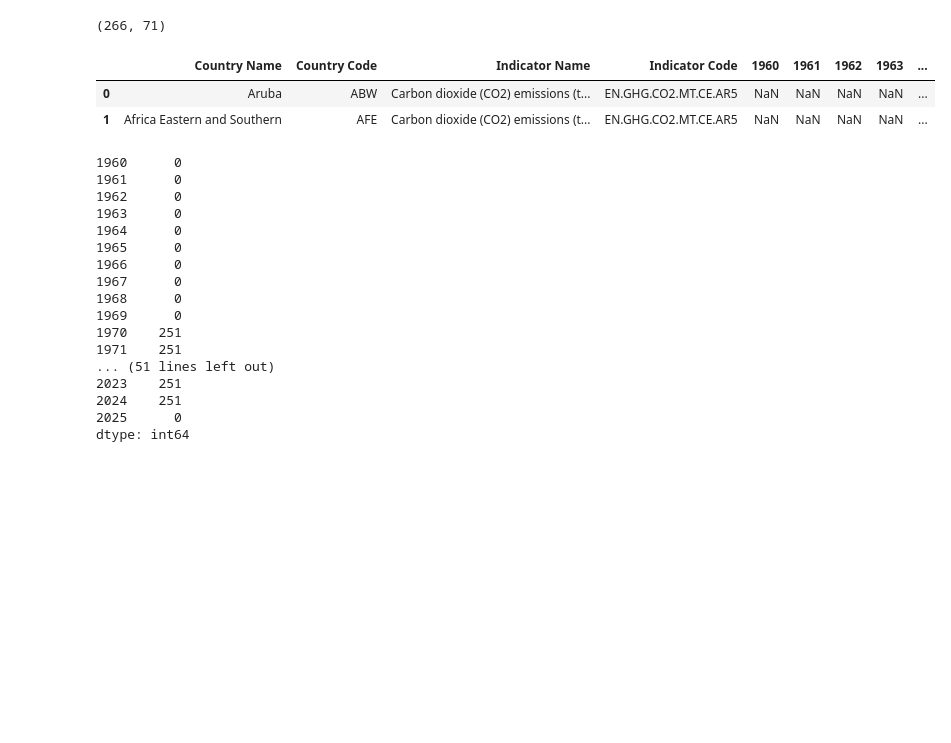
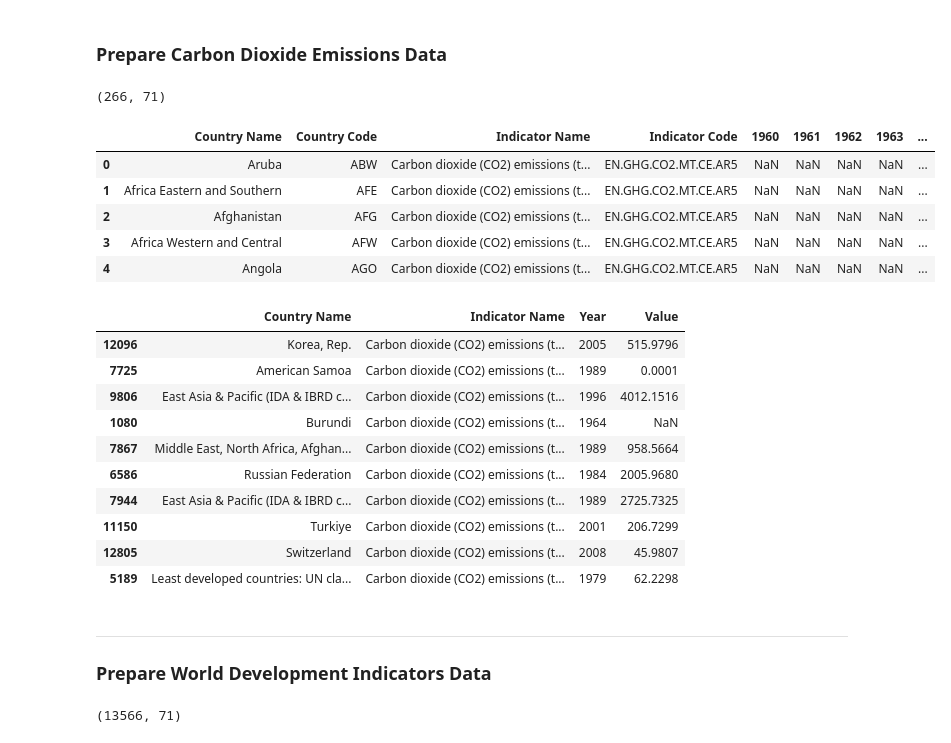
Before and after one commit to benkwan26/carbon_dioxide_emissions, a Jupyter notebook: notebooks/00_data_split.ipynb, the cells around one changed output. Drawn from its saved outputs; the diff is of its cells as text; code cells hidden in the pictures; blank space fills up the shorter version.

Commit message:
Finish data splitting

```diff
--- a/notebooks/00_data_split.ipynb
+++ b/notebooks/00_data_split.ipynb
@@ -5,6 +5,8 @@ import pandas as pd
 
 pd.set_option('display.max_columns', None)
 pd.set_option('display.max_rows', None)
+# %% [markdown]
+### Prepare Carbon Dioxide Emissions Data
 # %%
-df = pd.read_csv(os.path.join('..', 'data', 'raw', 'carbon_dioxide_emissions.csv'), skiprows=4)
+df_carbon = pd.read_csv(os.path.join('..', 'data', 'raw', 'carbon_dioxide_emissions.csv'), skiprows=4)
 # %%
@@ -12,29 +14,19 @@ df.shape
 # %% [output]
 (266, 71)
 # %%
-df.head(2)
+df_carbon.head()
 # %% [output]
 |  | Country Name | Country Code | Indicator Name | Indicator Code | 1960 | 1961 | 1962 | 1963 | ... |
 | 0 | Aruba | ABW | Carbon dioxide (CO2) emissions (t... | EN.GHG.CO2.MT.CE.AR5 | NaN | NaN | NaN | NaN | ... |
 | 1 | Africa Eastern and Southern | AFE | Carbon dioxide (CO2) emissions (t... | EN.GHG.CO2.MT.CE.AR5 | NaN | NaN | NaN | NaN | ... |
+| 2 | Afghanistan | AFG | Carbon dioxide (CO2) emissions (t... | EN.GHG.CO2.MT.CE.AR5 | NaN | NaN | NaN | NaN | ... |
+| 3 | Africa Western and Central | AFW | Carbon dioxide (CO2) emissions (t... | EN.GHG.CO2.MT.CE.AR5 | NaN | NaN | NaN | NaN | ... |
+| 4 | Angola | AGO | Carbon dioxide (CO2) emissions (t... | EN.GHG.CO2.MT.CE.AR5 | NaN | NaN | NaN | NaN | ... |
 # %%
-year_cols = [c for c in df.columns if c.isdigit()]
-df[year_cols].notna().sum()
+df_carbon.drop(columns=['Country Code', 'Indicator Code', '2025', 'Unnamed: 70'], inplace=True)
+
+df_carbon = df_carbon.melt(
+    id_vars=["Country Name", "Indicator Name"],
+    var_name="Year",
+    value_name="Value"
+)
-# %% [output]
-1960      0
-1961      0
-1962      0
-1963      0
-1964      0
-1965      0
-1966      0
-1967      0
-1968      0
-1969      0
-1970    251
-1971    251
-... (51 lines left out)
-2023    251
-2024    251
-2025      0
-dtype: int64
@@ -42,0 +33,17 @@ df.drop(columns=['Indicator Name', '1960', '1961', '1962', '1963', '1964', '1965
+# %%
+df_carbon.sample(10)
+# %% [output]
+|  | Country Name | Indicator Name | Year | Value |
+| 12096 | Korea, Rep. | Carbon dioxide (CO2) emissions (t... | 2005 | 515.9796 |
+| 7725 | American Samoa | Carbon dioxide (CO2) emissions (t... | 1989 | 0.0001 |
+| 9806 | East Asia & Pacific (IDA & IBRD c... | Carbon dioxide (CO2) emissions (t... | 1996 | 4012.1516 |
+| 1080 | Burundi | Carbon dioxide (CO2) emissions (t... | 1964 | NaN |
+| 7867 | Middle East, North Africa, Afghan... | Carbon dioxide (CO2) emissions (t... | 1989 | 958.5664 |
+| 6586 | Russian Federation | Carbon dioxide (CO2) emissions (t... | 1984 | 2005.9680 |
+| 7944 | East Asia & Pacific (IDA & IBRD c... | Carbon dioxide (CO2) emissions (t... | 1989 | 2725.7325 |
+| 11150 | Turkiye | Carbon dioxide (CO2) emissions (t... | 2001 | 206.7299 |
+| 12805 | Switzerland | Carbon dioxide (CO2) emissions (t... | 2008 | 45.9807 |
+| 5189 | Least developed countries: UN cla... | Carbon dioxide (CO2) emissions (t... | 1979 | 62.2298 |
+# %% [markdown]
+---
+### Prepare World Development Indicators Data
@@ -42,0 +52,4 @@ df.drop(columns=['Indicator Name', '1960', '1961', '1962', '1963', '1964', '1965
+# %%
+df_indicators.shape
+# %% [output]
+(13566, 71)
```
Also changed, not shown: parts of 20 cells of this notebook, 4 other files.
